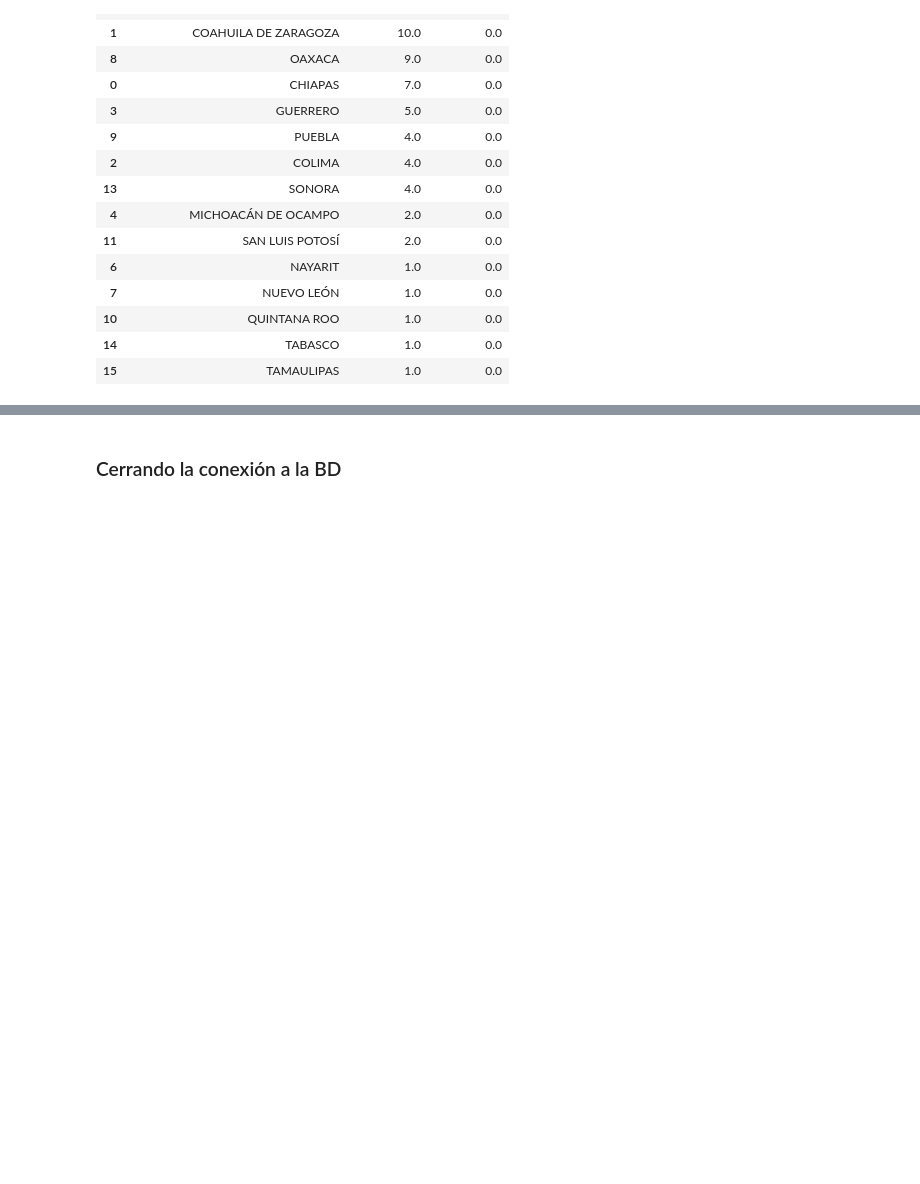
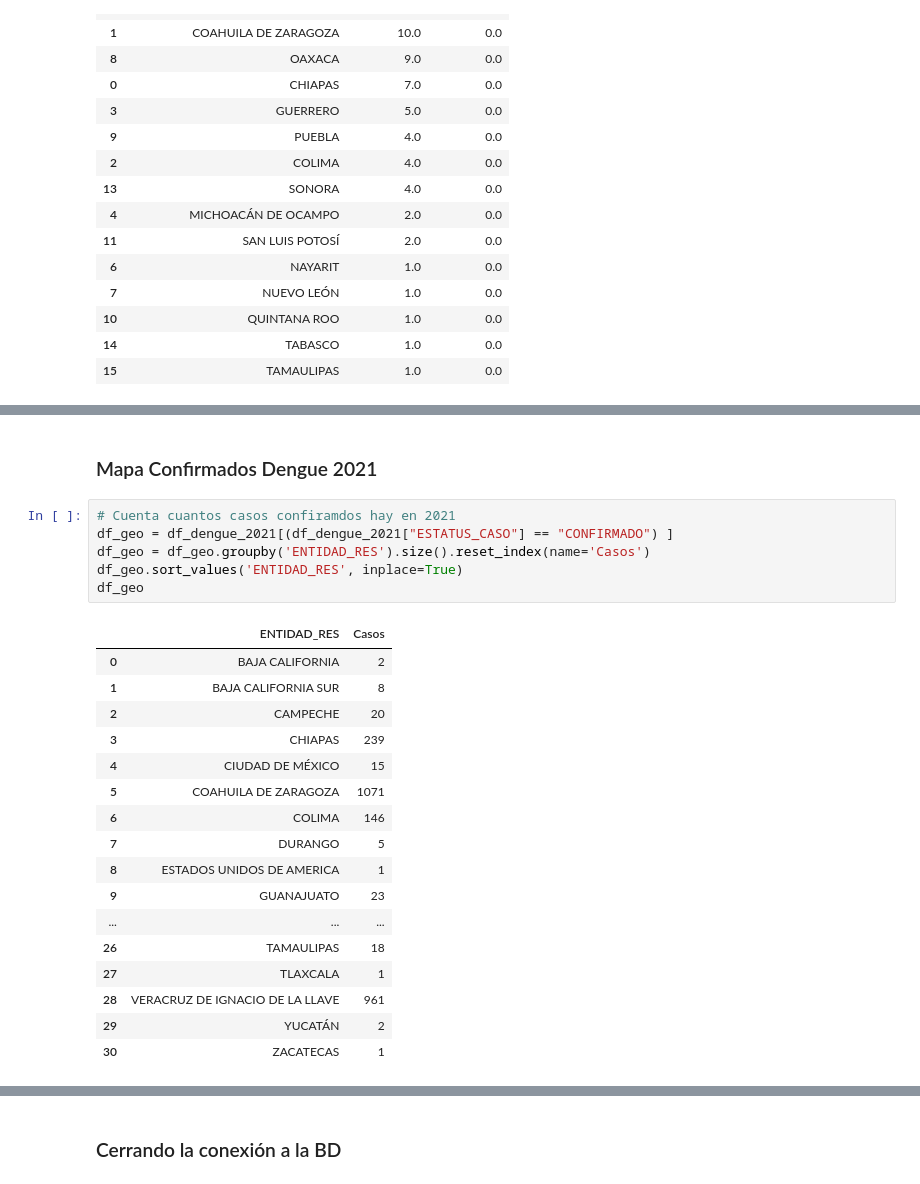
Before and after one commit to ProyectosMCD/Dengue, a Jupyter notebook: dengue.ipynb, the cells around one changed output, grey strips where cells are left out. Saved outputs shown, nothing was run; the diff lists cells and outputs as text; blank space fills up the shorter version.

```diff
--- a/dengue.ipynb
+++ b/dengue.ipynb
@@ -385,0 +389,26 @@ plt.show()
+# %% [markdown]
+### Mapa Confirmados Dengue 2021
+# %%
+# Cuenta cuantos casos confiramdos hay en 2021
+df_geo = df_dengue_2021[(df_dengue_2021["ESTATUS_CASO"] == "CONFIRMADO") ]
+df_geo = df_geo.groupby('ENTIDAD_RES').size().reset_index(name='Casos')
+df_geo.sort_values('ENTIDAD_RES', inplace=True)
+df_geo
+# %% [output]
+|  | ENTIDAD_RES | Casos |
+| 0 | BAJA CALIFORNIA | 2 |
+| 1 | BAJA CALIFORNIA SUR | 8 |
+| 2 | CAMPECHE | 20 |
+| 3 | CHIAPAS | 239 |
+| 4 | CIUDAD DE MÉXICO | 15 |
+| 5 | COAHUILA DE ZARAGOZA | 1071 |
+| 6 | COLIMA | 146 |
+| 7 | DURANGO | 5 |
+| 8 | ESTADOS UNIDOS DE AMERICA | 1 |
+| 9 | GUANAJUATO | 23 |
+| ... | ... | ... |
+| 26 | TAMAULIPAS | 18 |
+| 27 | TLAXCALA | 1 |
+| 28 | VERACRUZ DE IGNACIO DE LA LLAVE | 961 |
+| 29 | YUCATÁN | 2 |
+| 30 | ZACATECAS | 1 |
```
Also changed, not shown: parts of 9 cells of this notebook.
